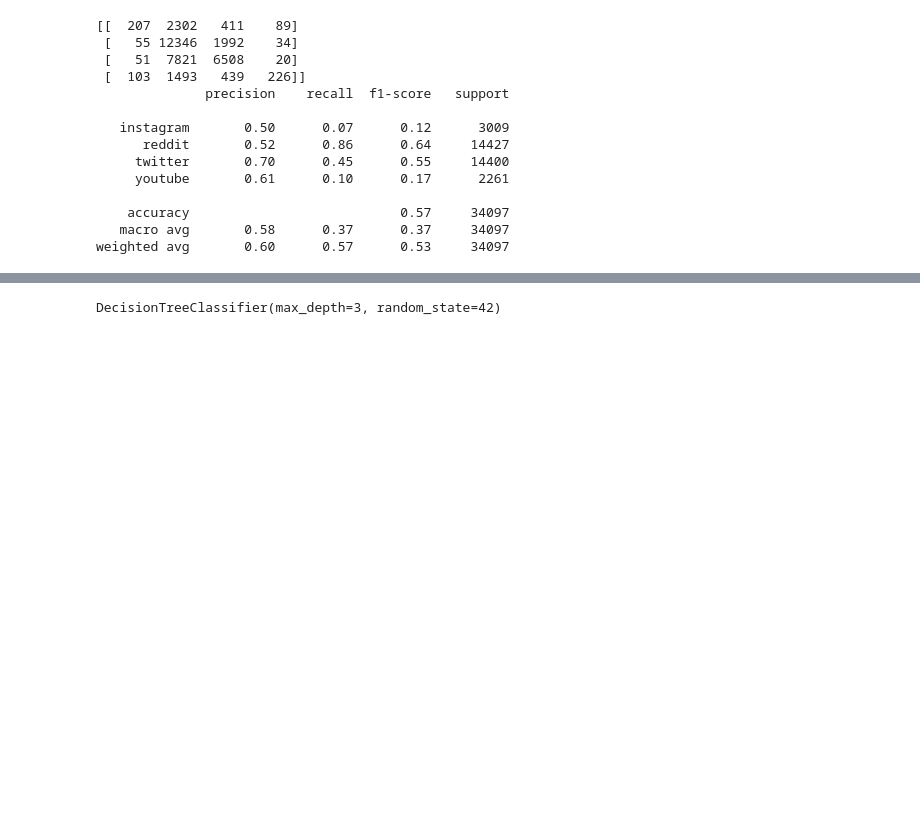
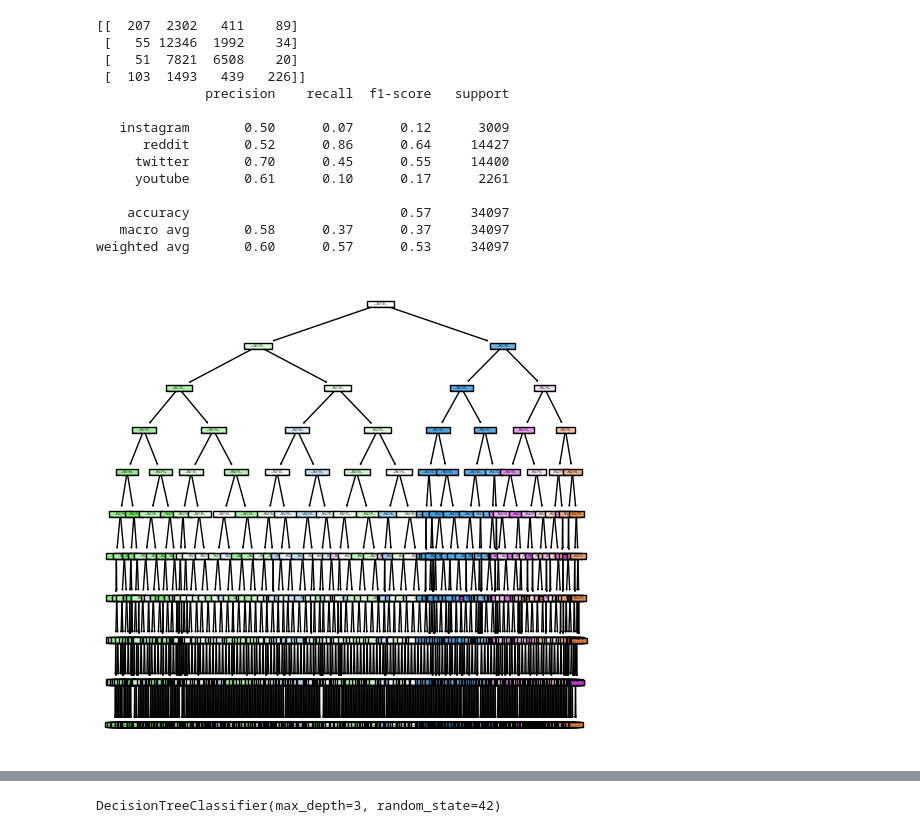
Before and after one commit to yang3410/cautious-octo-train, a Jupyter notebook: tree-forest/decision-tree_and_randForest_with_72kmax.ipynb, the cells around one changed output, grey strips where cells are left out. Drawn from its saved outputs; the diff is of its cells as text; code cells hidden in the pictures; blank space fills up the shorter version.

Commit message:
Add decision tree plots

```diff
--- a/tree-forest/decision-tree_and_randForest_with_72kmax.ipynb
+++ b/tree-forest/decision-tree_and_randForest_with_72kmax.ipynb
@@ -4,8 +5,8 @@ import numpy as np
 # %%
-X_train = pd.read_csv('max72k_X_train.csv')
-X_test = pd.read_csv('max72k_X_test.csv')
-y_train = pd.read_csv('max72k_y_train.csv')
-y_test = pd.read_csv('max72k_y_test.csv')
+X_train = pd.read_csv('../max72k_data/max72k_X_train.csv')
+X_test = pd.read_csv('../max72k_data/max72k_X_test.csv')
+y_train = pd.read_csv('../max72k_data/max72k_y_train.csv')
+y_test = pd.read_csv('../max72k_data/max72k_y_test.csv')
 # %%
 X_train.head()
 # %% [output]
@@ -91,7 +92,7 @@ DecisionTreeClassifier does not accept missing values encoded as NaN natively. F
 # %% [markdown]
 Let's get rid of NaN terms
 # %%
-df = pd.read_csv('max72kpost_data.csv')
+df = pd.read_csv('../max72k_data/max72kpost_data.csv')
 # %%
 df
 # %% [output]
@@ -194,0 +198,6 @@ weighted avg       0.60      0.57      0.53     34097
+# %%
+plt.figure(figsize = (6,6))
+tree.plot_tree(model, filled = True)
+plt.show()
+# %% [output]
+[figure, added]
```
Also changed, not shown: parts of 6 cells of this notebook, 1 other file.
